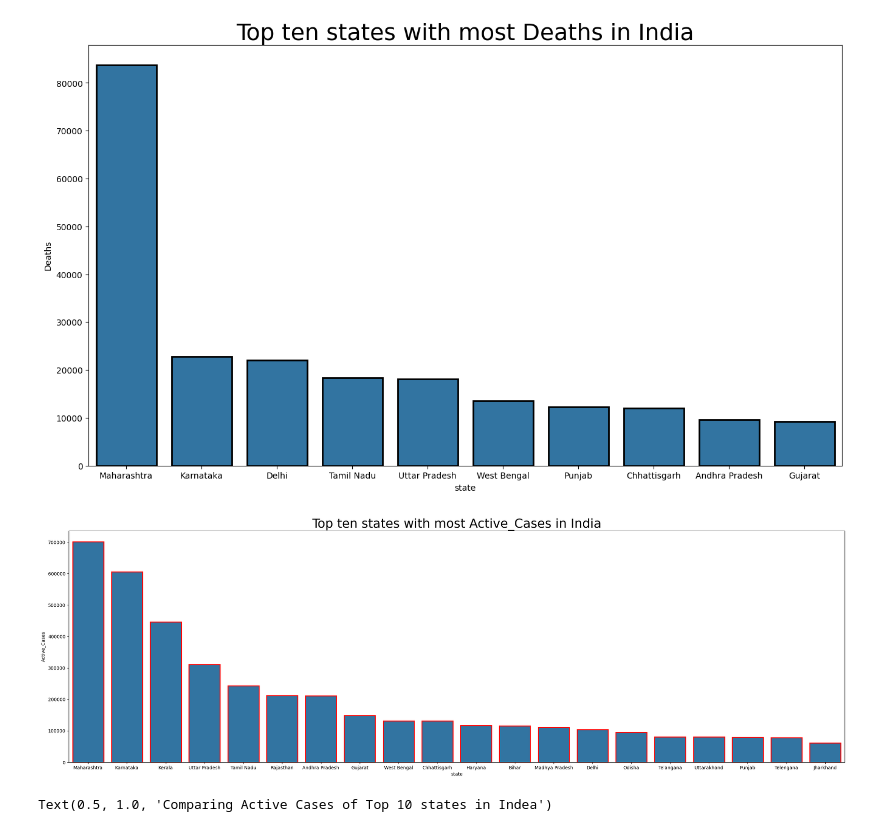
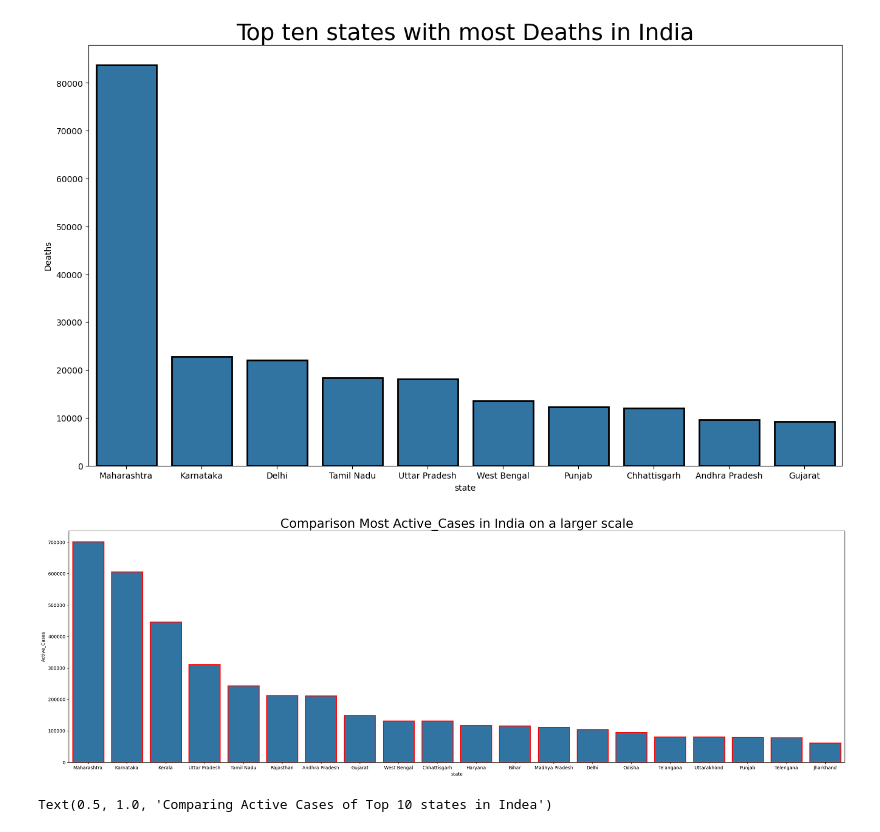
Before and after one commit to AMPoet/Analyze-Covid19-Data, a Jupyter notebook: Covid19.ipynb, the cells around one changed output. Saved outputs shown, nothing was run; the diff lists cells and outputs as text; code cells hidden in the pictures.

Commit message:
Analyze-Covid19-Data

```diff
--- a/Covid19.ipynb
+++ b/Covid19.ipynb
@@ -92,6 +88,5 @@ covid_df.head(10)
 # %%
-covid_df["Date"]=pd.to_datetime(covid_df["Date"], format='%Y-%m-%d')
-covid_df['Date'] = pd.to_datetime(covid_df['Date'], errors='coerce')
+covid_df['Date'] = pd.to_datetime(covid_df['Date'], format='%m/%d/%Y')
 # %%
 covid_df.head()
 # %% [output]
@@ -193,14 +186,14 @@ plt.show()
 # %%
 #Top 10 states with MOST ACTIVE CASES
 top_tenc=covid_df.groupby(by='State/UnionTerritory').max()[['Active_Cases','Date']].sort_values(by = ['Active_Cases'],ascending = False).reset_index()
 fig=plt.figure(figsize=(30,9))
-plt.title('Top ten states with most Active_Cases in India',size=27)
+plt.title('Comparison Most Active_Cases in India on a larger scale',size=27)
 ax=sns.barplot(data=top_tenc.iloc[:20],y='Active_Cases', x="State/UnionTerritory",linewidth=2 , edgecolor='red')
 plt.xlabel('state')
 plt.ylabel('Active_Cases')
 plt.show()
 # %% [output]
-[figure, old version]
+[figure, new version]
 # %%
 #Growth Trend in top 10 States
 fig=plt.figure(figsize=(12,6))
```
Also changed, not shown: parts of 9 cells of this notebook.
